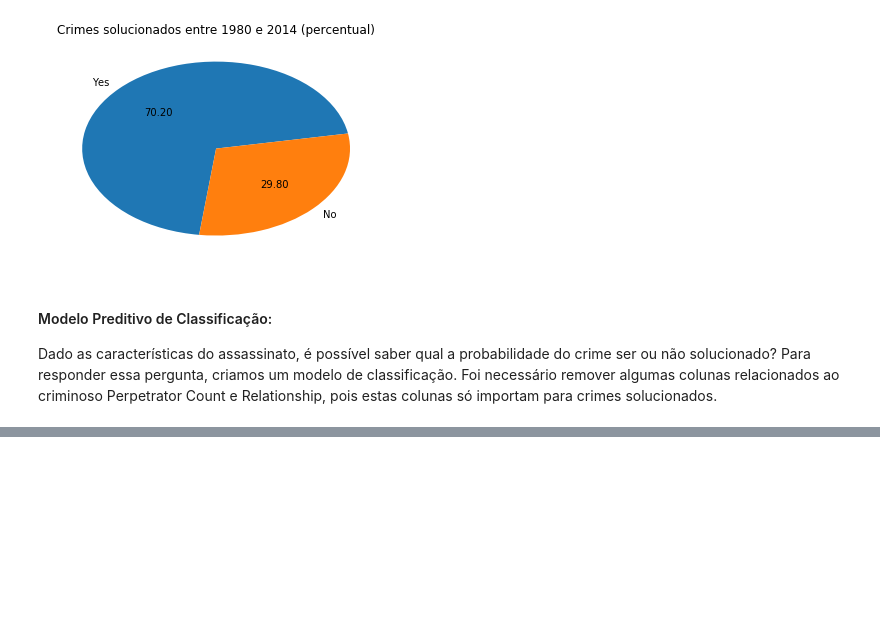
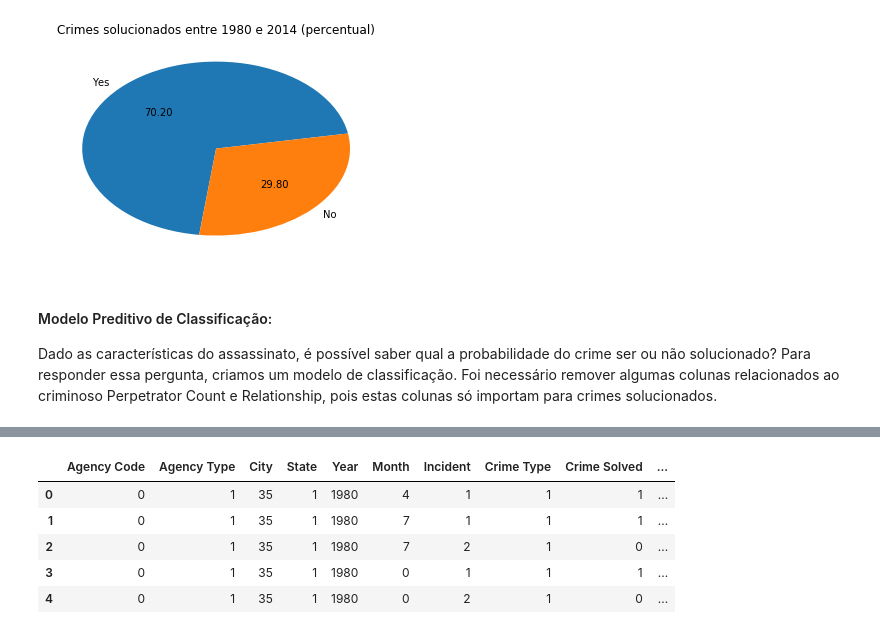
Before and after one commit to andreihod/kdd-aula4, a Jupyter notebook: Trabalho KDD.ipynb, the cells around one changed output, grey strips where cells are left out. Cells and saved outputs as stored; diff of their text form; code cells hidden in the pictures; blank space fills up the shorter version.

```diff
--- a/Trabalho KDD.ipynb
+++ b/Trabalho KDD.ipynb
@@ -206,21 +221,38 @@ newdata.head()
 # %%
 # Transforma labels em numéricos
-agency_type = preprocessing.LabelEncoder()
-state = preprocessing.LabelEncoder()
-month_encoder = preprocessing.LabelEncoder()
-crime_type = preprocessing.LabelEncoder()
-sex_encoder = preprocessing.LabelEncoder()
-weapon_encoder = preprocessing.LabelEncoder()
-record_encoder = preprocessing.LabelEncoder()
-vic_race_encoder = preprocessing.LabelEncoder()
-vic_ethn_encoder = preprocessing.LabelEncoder()
 
-newdata['Agency Type'] = agency_type.fit_transform(newdata['Agency Type'])
-newdata['State'] = agency_type.fit_transform(newdata['State'])
-newdata['Month'] = agency_type.fit_transform(newdata['Month'])
-newdata['Crime Type'] = agency_type.fit_transform(newdata['Crime Type'])
-newdata['Victim Sex'] = agency_type.fit_transform(newdata['Victim Sex'])
-newdata['Weapon'] = agency_type.fit_transform(newdata['Weapon'])
-newdata['Record Source'] = agency_type.fit_transform(newdata['Record Source'])
-newdata['Victim Race'] = vic_race_encoder.fit_transform(newdata['Victim Race'])
-newdata['Victim Ethnicity'] = vic_ethn_encoder.fit_transform(newdata['Victim Ethnicity'])
+le = preprocessing.LabelEncoder()
+#agency_type = preprocessing.LabelEncoder()
+#state = preprocessing.LabelEncoder()
+#month_encoder = preprocessing.LabelEncoder()
+#crime_type = preprocessing.LabelEncoder()
+#sex_encoder = preprocessing.LabelEncoder()
+#weapon_encoder = preprocessing.LabelEncoder()
+#record_encoder = preprocessing.LabelEncoder()
+#vic_race_encoder = preprocessing.LabelEncoder()
+#vic_ethn_encoder = preprocessing.LabelEncoder()
+
+newdata['Agency Type'] = le.fit_transform(newdata['Agency Type'])
+newdata['State'] = le.fit_transform(newdata['State'])
+newdata['Month'] = le.fit_transform(newdata['Month'])
+newdata['Crime Type'] = le.fit_transform(newdata['Crime Type'])
+newdata['Victim Sex'] = le.fit_transform(newdata['Victim Sex'])
+newdata['Weapon'] = le.fit_transform(newdata['Weapon'])
+newdata['Record Source'] = le.fit_transform(newdata['Record Source'])
+newdata['Victim Race'] = le.fit_transform(newdata['Victim Race'])
+newdata['Victim Ethnicity'] = le.fit_transform(newdata['Victim Ethnicity'])
+newdata['Agency Code'] = le.fit_transform(newdata['Agency Code'])
+newdata['City'] = le.fit_transform(newdata['City'])
+# Transforma Yes e No em 1 e 0
+lb = preprocessing.LabelBinarizer()
+newdata['Crime Solved'] = lb.fit_transform(newdata['Crime Solved'])
+
+#newdata = newdata.apply(preprocessing.LabelEncoder().fit_transform)
+newdata.head()
+# %% [output]
+|  | Agency Code | Agency Type | City | State | Year | Month | Incident | Crime Type | Crime Solved | ... |
+| 0 | 0 | 1 | 35 | 1 | 1980 | 4 | 1 | 1 | 1 | ... |
+| 1 | 0 | 1 | 35 | 1 | 1980 | 7 | 1 | 1 | 1 | ... |
+| 2 | 0 | 1 | 35 | 1 | 1980 | 7 | 2 | 1 | 0 | ... |
+| 3 | 0 | 1 | 35 | 1 | 1980 | 0 | 1 | 1 | 1 | ... |
+| 4 | 0 | 1 | 35 | 1 | 1980 | 0 | 2 | 1 | 0 | ... |
```
Also changed, not shown: parts of 15 cells of this notebook.
